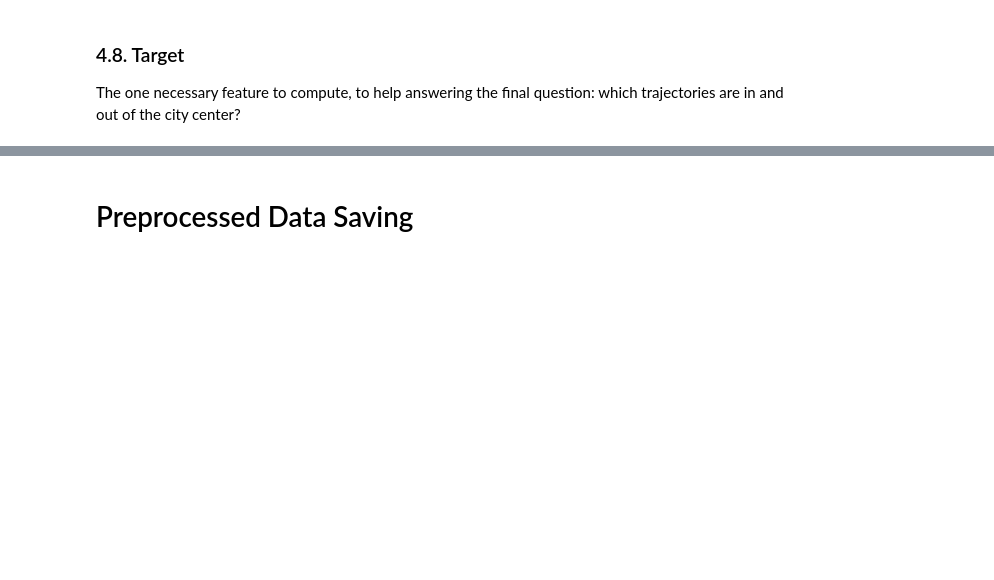
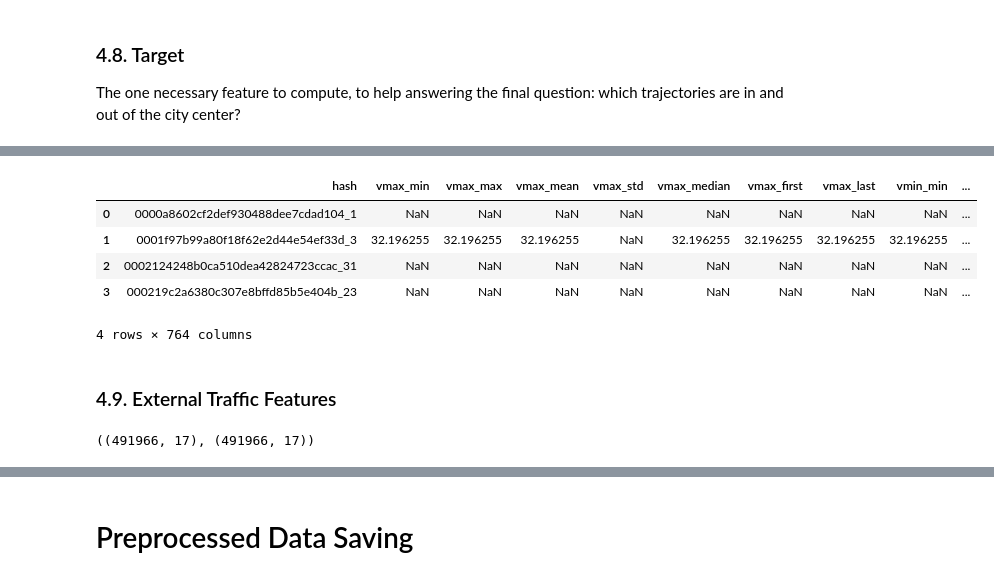
Before and after one commit to jcezarms/ey-nextwave-competition, a Jupyter notebook: notebooks/final_submission.ipynb, the cells around one changed output, grey strips where cells are left out. Saved outputs shown, nothing was run; the diff lists cells and outputs as text; code cells hidden in the pictures; blank space fills up the shorter version.

```diff
--- a/notebooks/final_submission.ipynb
+++ b/notebooks/final_submission.ipynb
@@ -369,0 +466,2 @@ agg_features.head(4)
+# %%
+origin_leakage_cols = ['origin_x_exit', 'origin_y_exit', 'origin_center_permanency']
@@ -369,0 +482,2 @@ agg_features.head(4)
+# %%
+data.loc[data.hash.isin(one_trajectory.hash), origin_leakage_cols] = np.nan
@@ -381,0 +513,26 @@ data['entering_city'] = (data.is_inside_city_entry - data.is_inside_city_exit).a
+# %%
+# exclude data between 15-16 to avoid leakage
+data_to_calculate_features = data[data.time_exit < pd.to_timedelta('15:00:00')]
+
+agg_features = (data_to_calculate_features.groupby('hash')
+               .agg(['min', 'max', 'mean', 'std', 'median', 'first', 'last'])
+               .reset_index())
+
+agg_features.columns = ['hash'] + ["_".join(x) for x in agg_features.columns.ravel() if x[0] is not 'hash']
+agg_features.head(4)
+# %% [output]
+|  | hash | vmax_min | vmax_max | vmax_mean | vmax_std | vmax_median | vmax_first | vmax_last | vmin_min | ... |
+| 0 | 0000a8602cf2def930488dee7cdad104_1 | NaN | NaN | NaN | NaN | NaN | NaN | NaN | NaN | ... |
+| 1 | 0001f97b99a80f18f62e2d44e54ef33d_3 | 32.196255 | 32.196255 | 32.196255 | NaN | 32.196255 | 32.196255 | 32.196255 | 32.196255 | ... |
+| 2 | 0002124248b0ca510dea42824723ccac_31 | NaN | NaN | NaN | NaN | NaN | NaN | NaN | NaN | ... |
+| 3 | 000219c2a6380c307e8bffd85b5e404b_23 | NaN | NaN | NaN | NaN | NaN | NaN | NaN | NaN | ... |
+4 rows × 764 columns
+# %% [markdown]
+### <a id='4-9'>4.9. External Traffic Features </a>
+# %%
+traffic_entry_features = pd.read_hdf('../data//external/traffic_entry_features.hdf', key='entry', mode='r')
+traffic_exit_features = pd.read_hdf('../data/external/traffic_exit_features.hdf', key='exit', mode='r')
+
+traffic_entry_features.shape, traffic_exit_features.shape
+# %% [output]
+((491966, 17), (491966, 17))
```
Also changed, not shown: parts of 56 cells of this notebook, 10 other files.
